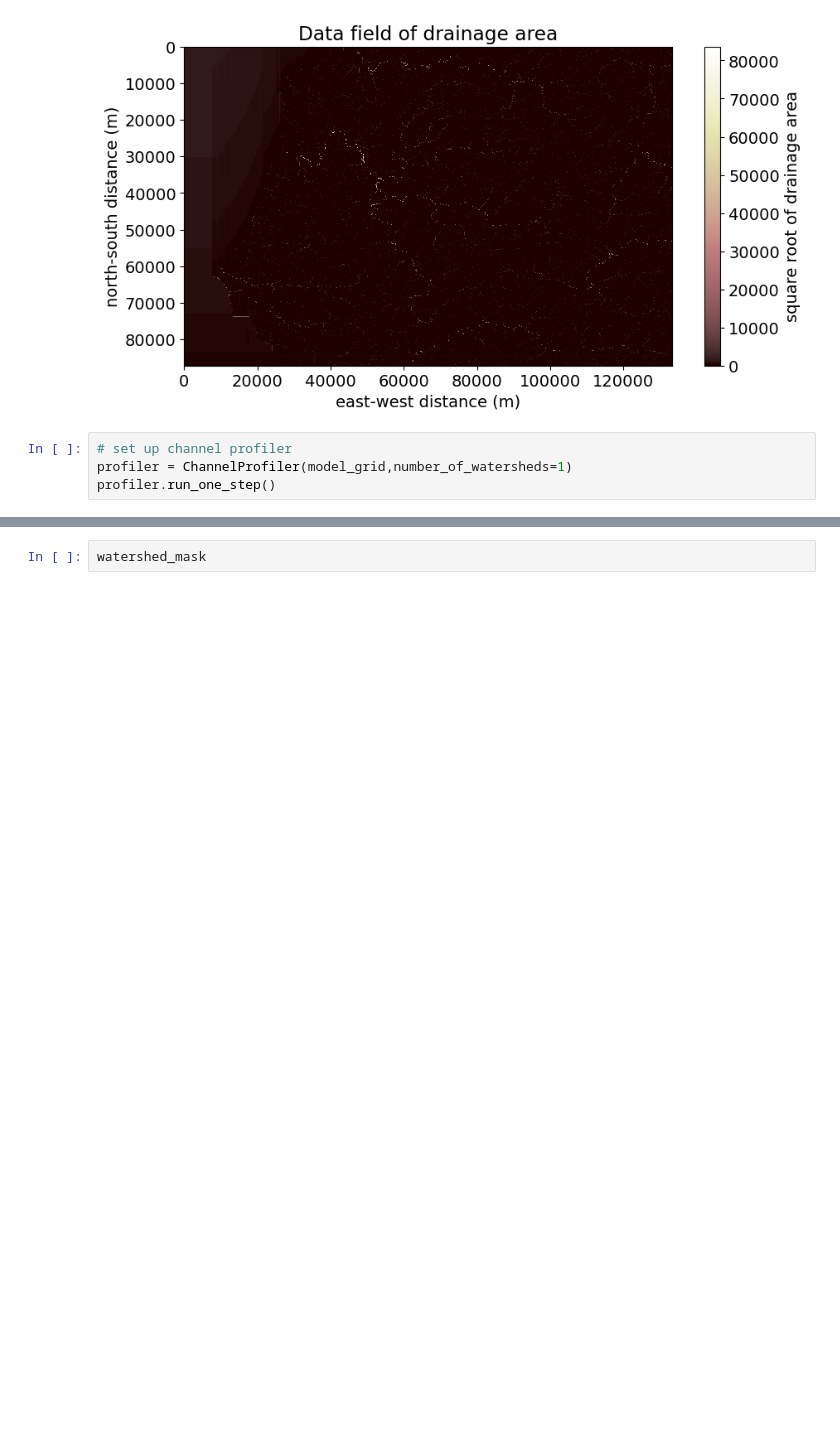
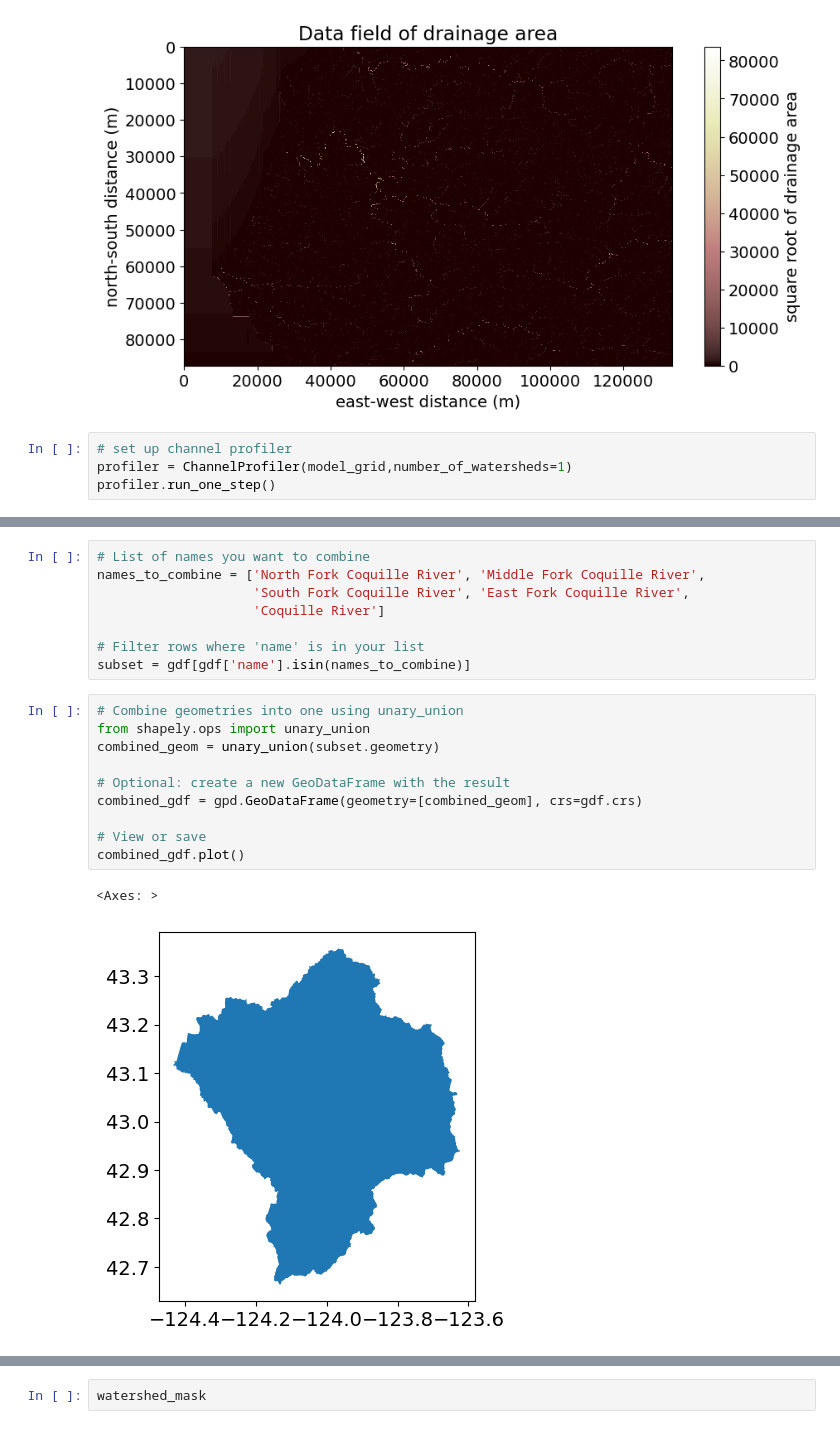
Before and after one commit to csdms-espin/coastal2025, a Jupyter notebook: HydroTrend_data.ipynb, the cells around one changed output, grey strips where cells are left out. Drawn from its saved outputs; the diff is of its cells as text; blank space fills up the shorter version.

```diff
--- a/HydroTrend_data.ipynb
+++ b/HydroTrend_data.ipynb
@@ -151,0 +169,21 @@ watershed_mask = get_watershed_mask(model_grid, outlet)
+# %%
+# List of names you want to combine
+names_to_combine = ['North Fork Coquille River', 'Middle Fork Coquille River',
+                    'South Fork Coquille River', 'East Fork Coquille River',
+                    'Coquille River']
+
+# Filter rows where 'name' is in your list
+subset = gdf[gdf['name'].isin(names_to_combine)]
+# %%
+# Combine geometries into one using unary_union
+from shapely.ops import unary_union
+combined_geom = unary_union(subset.geometry)
+
+# Optional: create a new GeoDataFrame with the result
+combined_gdf = gpd.GeoDataFrame(geometry=[combined_geom], crs=gdf.crs)
+
+# View or save
+combined_gdf.plot()
+# %% [output]
+<Axes: >
+[figure, added]
```
Also changed, not shown: parts of 14 cells of this notebook, 50 other files.
